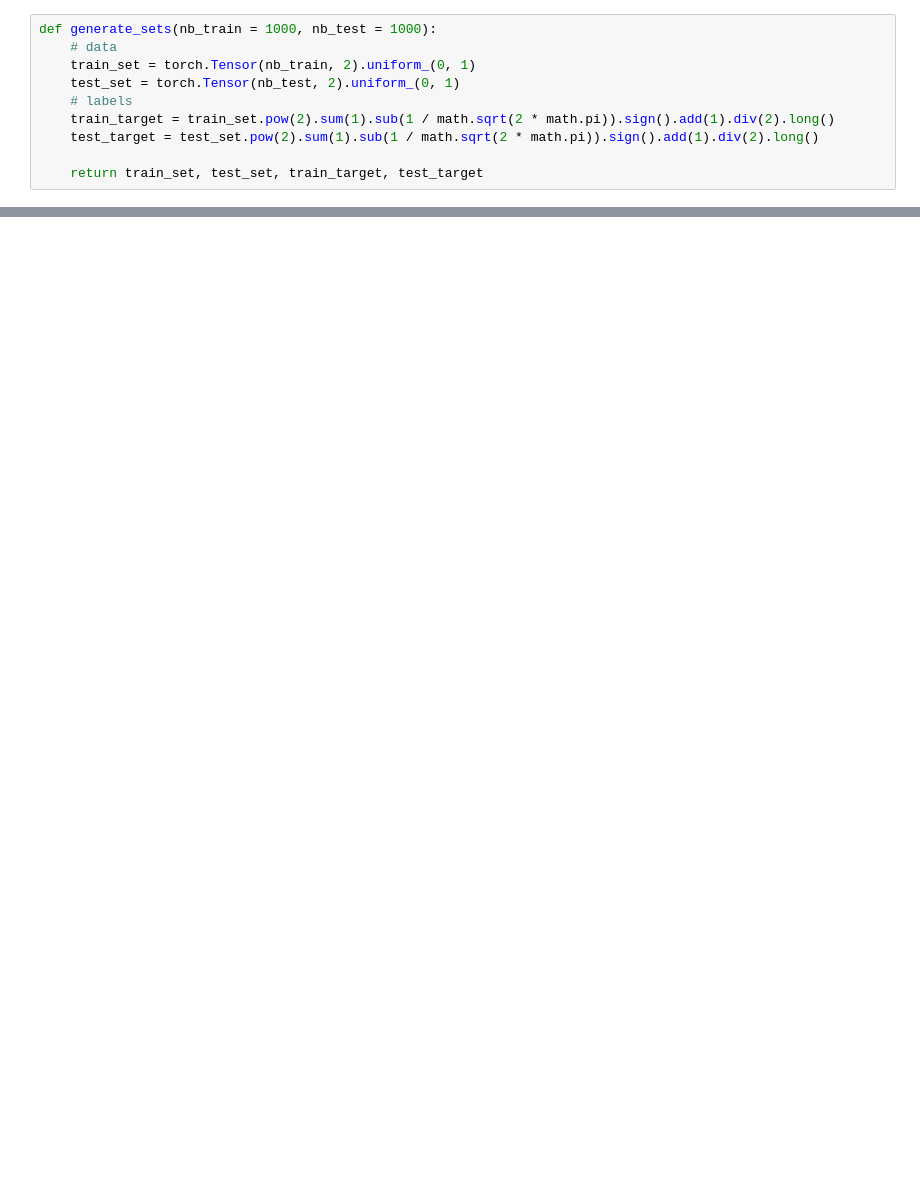
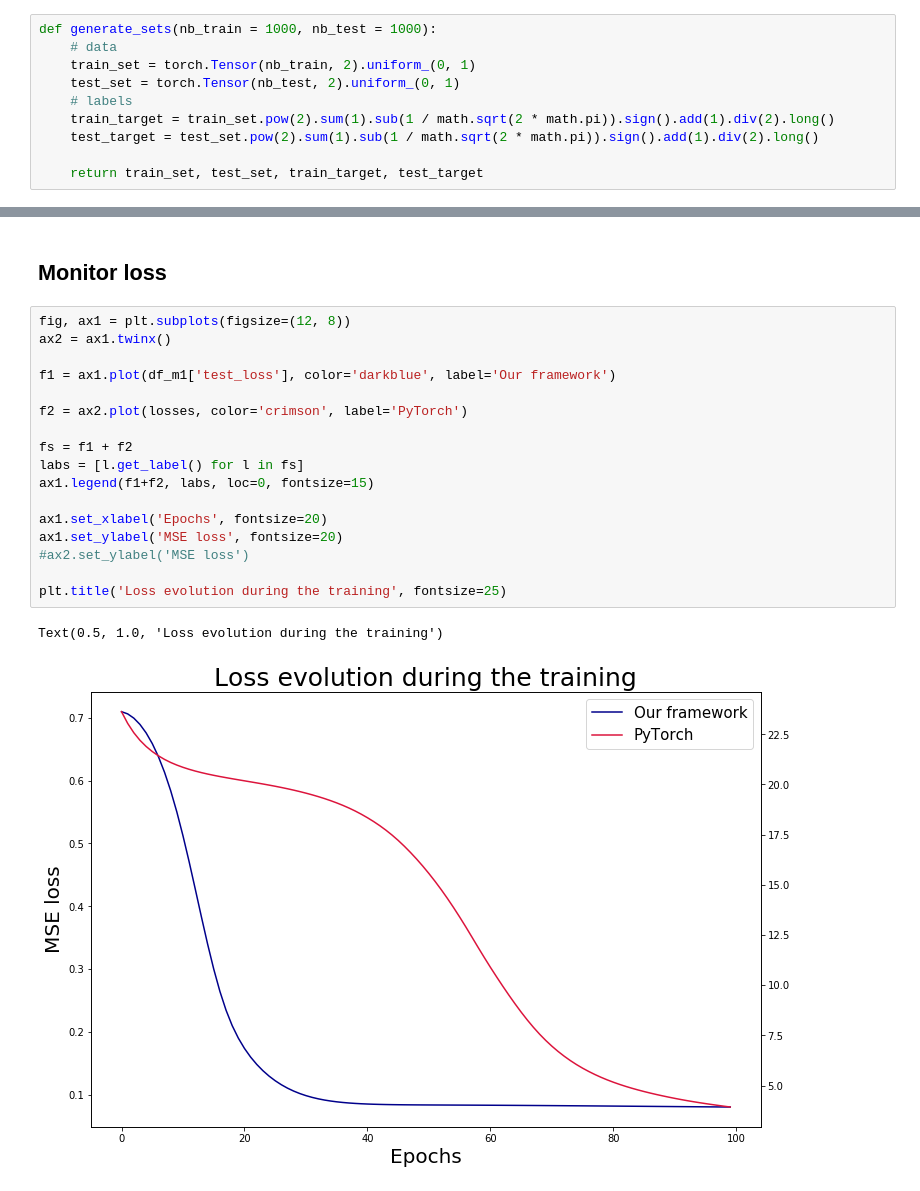
Before and after one commit to michelhugo/DeepLearning, a Jupyter notebook: Project2/models_stats.ipynb, the cells around one changed output, grey strips where cells are left out. Cells and saved outputs as stored; diff of their text form; blank space fills up the shorter version.

```diff
--- a/Project2/models_stats.ipynb
+++ b/Project2/models_stats.ipynb
@@ -184,0 +264,22 @@ IndexError: too many indices for tensor of dimension 1
+# %% [markdown]
+## Monitor loss
+# %%
+fig, ax1 = plt.subplots(figsize=(12, 8))
+ax2 = ax1.twinx()
+
+f1 = ax1.plot(df_m1['test_loss'], color='darkblue', label='Our framework')
+
+f2 = ax2.plot(losses, color='crimson', label='PyTorch')
+
+fs = f1 + f2
+labs = [l.get_label() for l in fs]
+ax1.legend(f1+f2, labs, loc=0, fontsize=15)
+
+ax1.set_xlabel('Epochs', fontsize=20)
+ax1.set_ylabel('MSE loss', fontsize=20)
+#ax2.set_ylabel('MSE loss')
+
+plt.title('Loss evolution during the training', fontsize=25)
+# %% [output]
+Text(0.5, 1.0, 'Loss evolution during the training')
+[figure, added]
```
Also changed, not shown: parts of 16 cells of this notebook.
